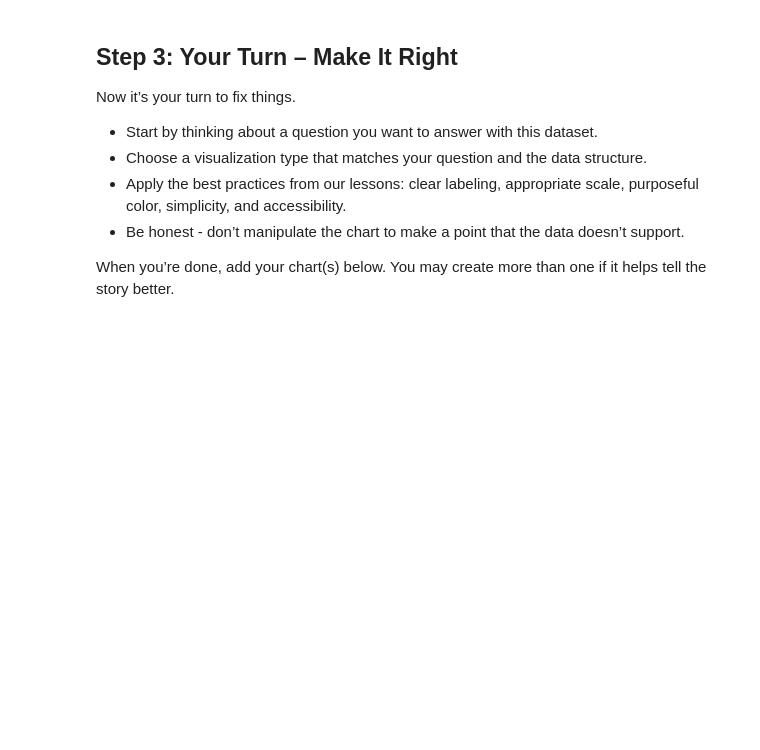
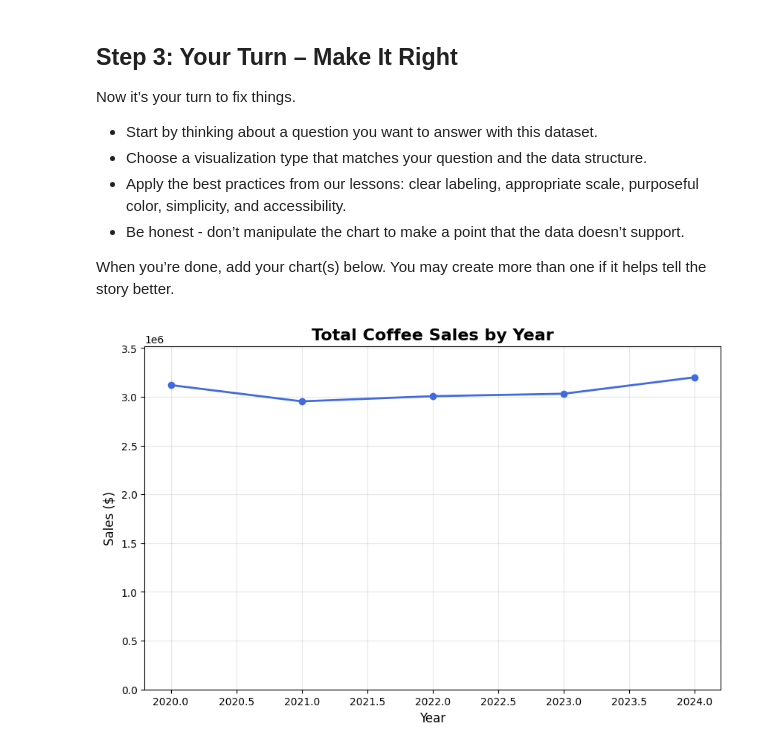
Before and after one commit to sithid/DA_M3_DataVizChallenge, a Jupyter notebook: data_viz_ethics_challenge.ipynb, the cells around one changed output. Drawn from its saved outputs; the diff is of its cells as text; code cells hidden in the pictures; blank space fills up the shorter version.

```diff
--- a/data_viz_ethics_challenge.ipynb
+++ b/data_viz_ethics_challenge.ipynb
@@ -86,3 +90,15 @@ Now it’s your turn to fix things.
 When you’re done, add your chart(s) below. You may create more than one if it helps tell the story better.
 # %%
 # Your GOOD visualization(s) here
+
+plt.figure(figsize=(10,6))
+subset = coffee_df.groupby("Year")["Sales"].sum().reset_index()
+plt.plot(subset["Year"], subset["Sales"], color="royalblue", linewidth=2, marker="o")
+plt.ylim(0, subset["Sales"].max() * 1.1)
+plt.title("Total Coffee Sales by Year", fontsize=16, fontweight="bold")
+plt.xlabel("Year", fontsize=12)
+plt.ylabel("Sales ($)", fontsize=12)
+plt.grid(True, alpha=0.3)
+plt.show()
+# %% [output]
+[figure, added]
```
Also changed, not shown: parts of 3 cells of this notebook.
